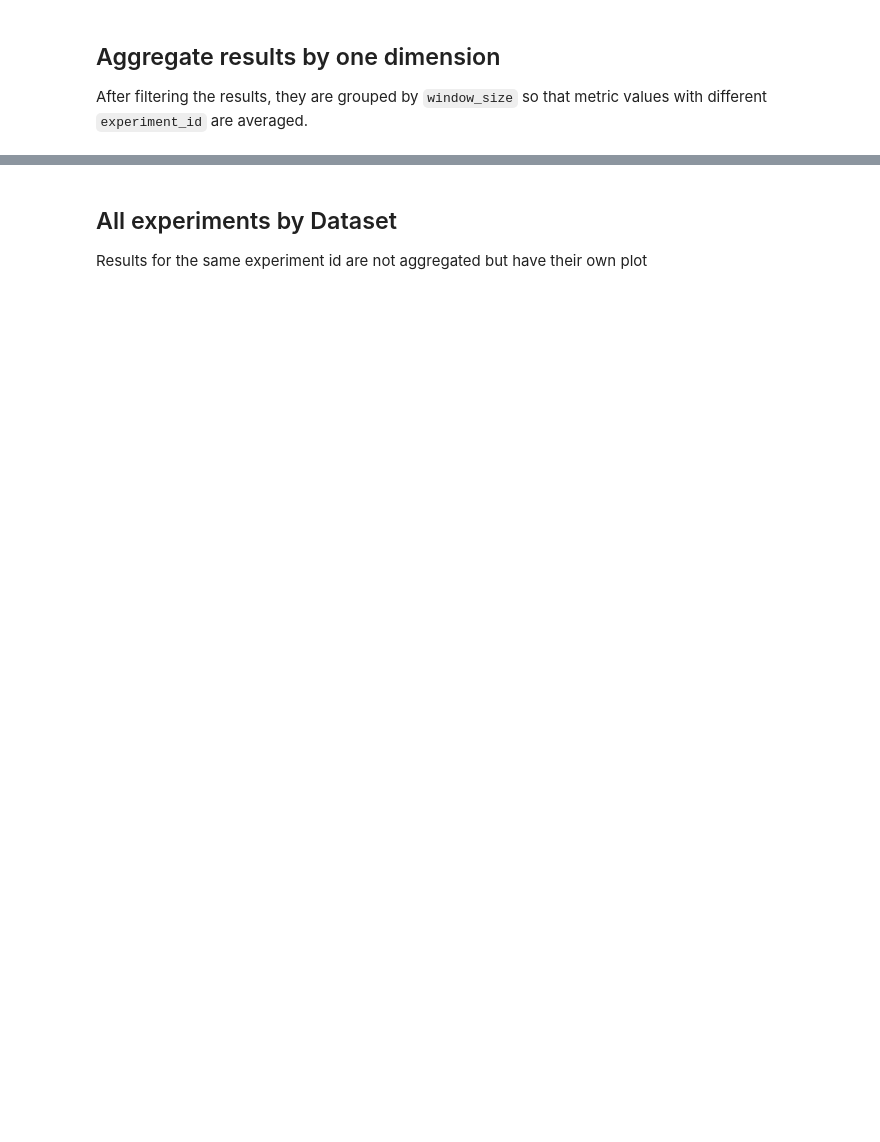
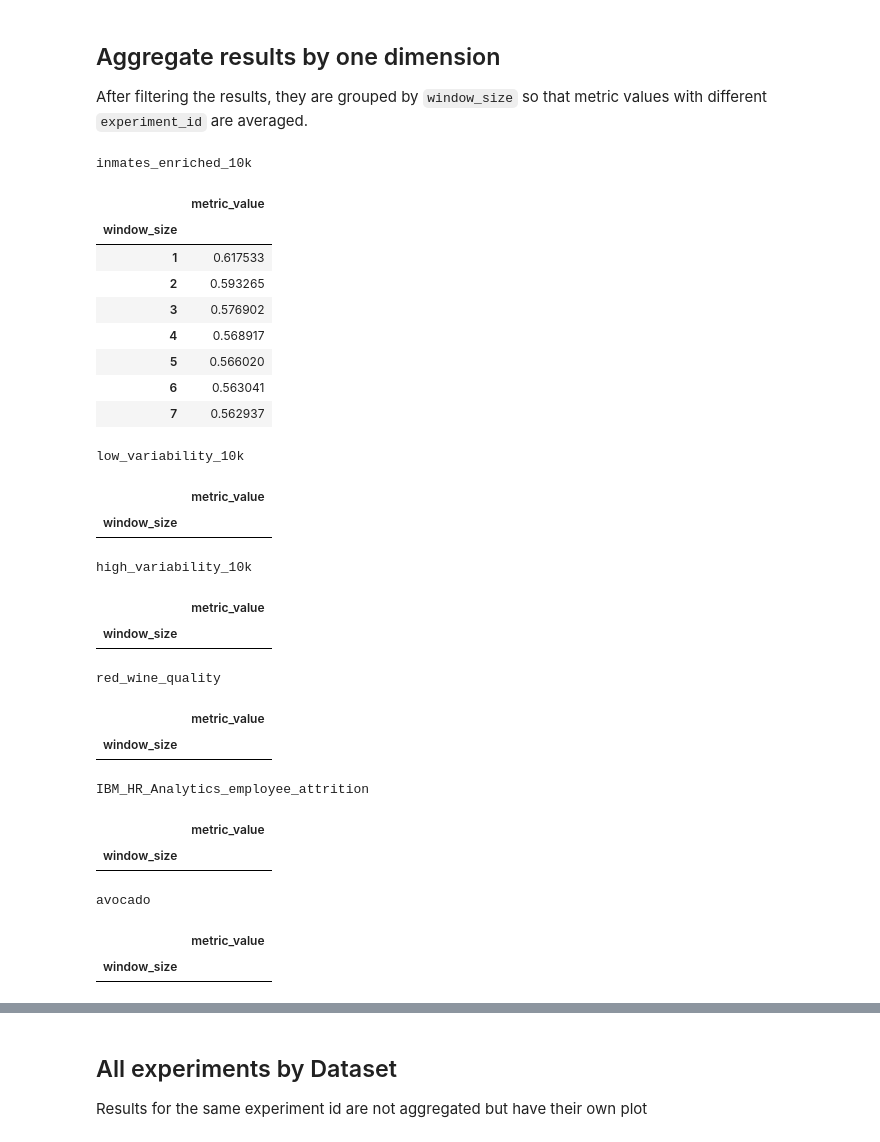
Before and after one commit to SESARLab/data-quality-simulator, a Jupyter notebook: notebooks/aggregate.ipynb, the cells around one changed output, grey strips where cells are left out. Saved outputs shown, nothing was run; the diff lists cells and outputs as text; code cells hidden in the pictures; blank space fills up the shorter version.

```diff
--- a/notebooks/aggregate.ipynb
+++ b/notebooks/aggregate.ipynb
@@ -26,16 +41,16 @@ COMPARE_PROP = 'dataset'
 
 prop_values = results[COMPARE_PROP].unique()
 params = {
-    'NODES_COUNT': 10,
+    'NODES_COUNT': 7,
     'MAX_SERVICES': 5,
     'SERVICES_COUNT': 5,
     'METRIC_NAME': 'qualitative',
-    'ROW_LOWER_BOUND': 0.2,
+    'ROW_LOWER_BOUND': 0.6,
     'ROW_UPPER_BOUND': 1,
-    'COLUMN_LOWER_BOUND': 0.6,
-    'COLUMN_UPPER_BOUND': 0.9,
+    'COLUMN_LOWER_BOUND': 0.2,
+    'COLUMN_UPPER_BOUND': 0.5,
     #'DATASET': 'inmates_enriched_10k',
-    'DESCRIPTION': 'column and row filtering (assigning none to filtered)',
+    'DESCRIPTION': 'column and row filtering based on categories',
     'FILTERING_TYPE': 'mixed'
 }
 
@@ -57,15 +72,41 @@ def apply_filters_to_dataset(df, filters):
     compound_condition = functools.reduce(operator.and_, map(lambda filter: filter(df), filters))
     return df[compound_condition]
 # %%
-## agg_results = {}
+agg_results = {}
 for prop_value in prop_values:
     print(prop_value)
     filtered_results = apply_filters_to_dataset(results, results_filters + [lambda df: df[COMPARE_PROP] == prop_value]) \
         .groupby(['window_size'])[['metric_value']].mean() \
         .sort_values(by=['window_size', 'metric_value'])
 
     display(filtered_results)
     agg_results[prop_value] = filtered_results
+# %% [output]
+inmates_enriched_10k
+|  | metric_value |
+| window_size |  |
+| 1 | 0.617533 |
+| 2 | 0.593265 |
+| 3 | 0.576902 |
+| 4 | 0.568917 |
+| 5 | 0.566020 |
+| 6 | 0.563041 |
+| 7 | 0.562937 |
+low_variability_10k
+|  | metric_value |
+| window_size |  |
+high_variability_10k
+|  | metric_value |
+| window_size |  |
+red_wine_quality
+|  | metric_value |
+| window_size |  |
+IBM_HR_Analytics_employee_attrition
+|  | metric_value |
+| window_size |  |
+avocado
+|  | metric_value |
+| window_size |  |
 # %%
 import matplotlib.pyplot as plt
 
```
Also changed, not shown: parts of 3 cells of this notebook.
